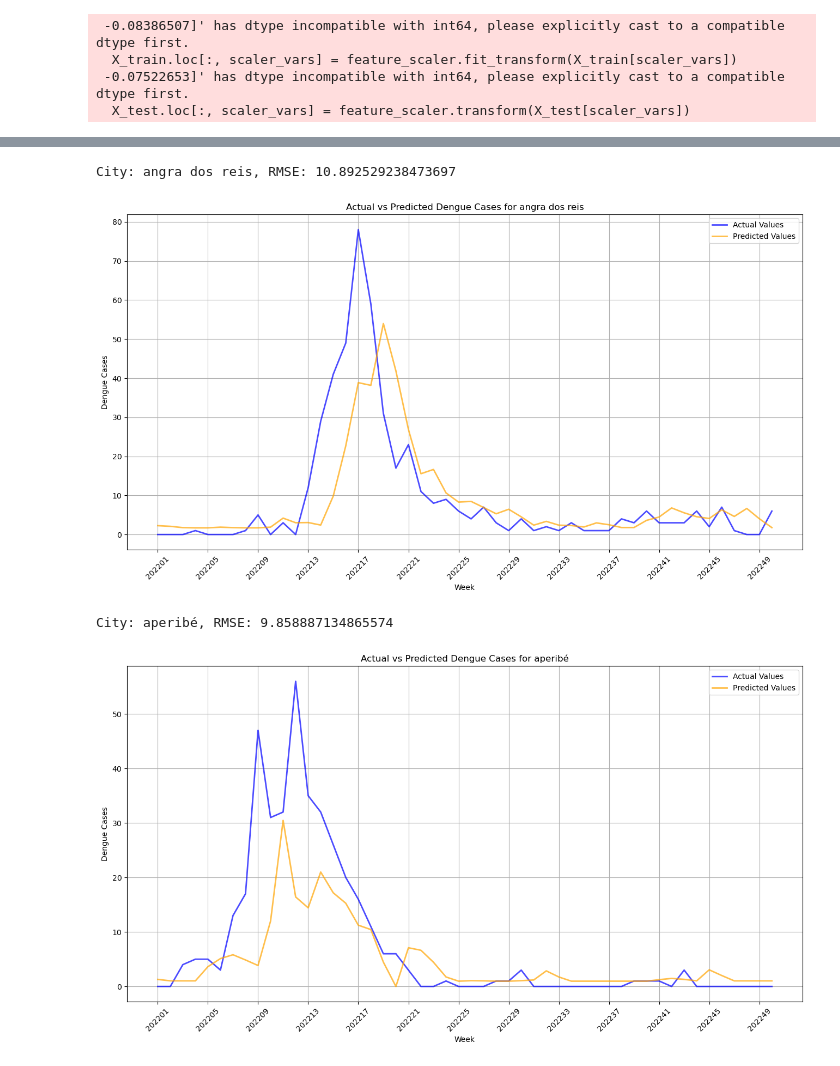
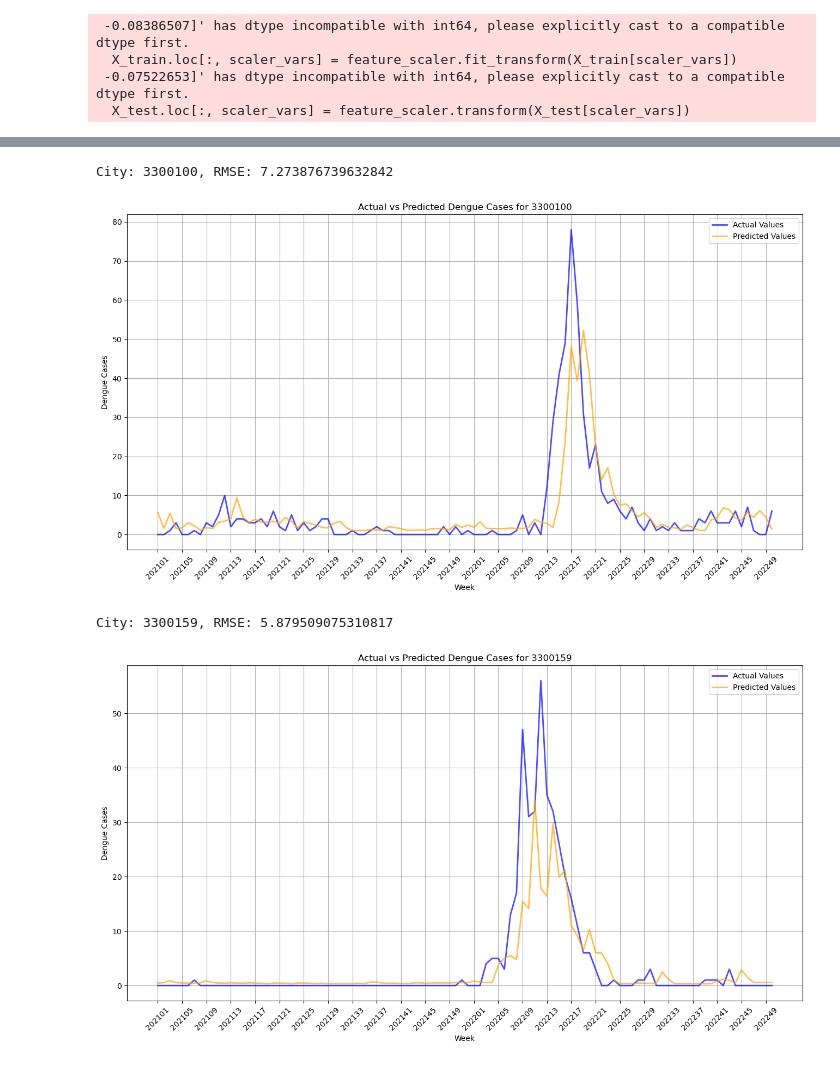
Before and after one commit to Minindu20/Dengue-Severity-Predictor, a Jupyter notebook: models/lightgbm/future-prediction.ipynb, the cells around one changed output, grey strips where cells are left out. Drawn from its saved outputs; the diff is of its cells as text; code cells hidden in the pictures.

```diff
--- a/models/lightgbm/future-prediction.ipynb
+++ b/models/lightgbm/future-prediction.ipynb
@@ -87,20 +98,20 @@ data = data.dropna().reset_index(drop=True)
 feature_scaler = StandardScaler()
 target_scaler = StandardScaler()
 
-continuous_vars = ['tempe_min', 'temp_avg', 'temp_max', 'humidity_max', 'humidity_avg', 'humidity_min', 'cases_per_100k',
-                   'precipitation_avg_ordinary_kriging', 'precipitation_max_ordinary_kriging',
-                   'precipitation_avg_regression_kriging', 'precipitation_max_regression_kriging',
-                   'nearby_cases_weighted']
+continuous_vars = ['cases_per_100k', 'temp_avg', 'humidity_avg', "precipitation_avg_ordinary_kriging"]
 lagged_vars = [col for col in data.columns if '_lag' in col]
 
 # Filter scaler_vars to only include variables that are in data.columns
 scaler_vars = [col for col in continuous_vars + lagged_vars if col in data.columns]
+
+# remove weather columns from scaler_vars
+scaler_vars.remove('precipitation_avg_ordinary_kriging')
 # %%
 # Step 5: Split the data into training and testing sets based on time
 train_data = data[(data['week'] >= 201201) & (data['week'] <= 202053)]
-test_data = data[(data['week'] > 202153)]
+test_data = data[(data['week'] > 202053)]
 
-columns_exclude = ['cases']
+columns_exclude = ['cases', 'precipitation_avg_ordinary_kriging']
 
 X_train = train_data[[col for col in data.columns if col not in columns_exclude]]
 y_train = train_data['cases']
@@ -123,12 +134,12 @@ y_test = target_scaler.transform(y_test.values.reshape(-1, 1))
 X_train = X_train.copy()
 X_test = X_test.copy()
 
-# Properly convert city to category
-X_train['city'] = X_train['city'].astype('category')
-X_test['city'] = X_test['city'].astype('category')
+# Properly convert geocode to category
+X_train['geocode'] = X_train['geocode'].astype(str).astype('category')
+X_test['geocode'] = X_test['geocode'].astype(str).astype('category')
 
-# Create LGBM dataset and explicitly declare 'city' as categorical
-train_dataset = lgb.Dataset(X_train, label=y_train, categorical_feature=['city'])
+# Create LGBM dataset and explicitly declare 'geocode' as categorical
+train_dataset = lgb.Dataset(X_train, label=y_train, categorical_feature=['geocode'])
 test_dataset = lgb.Dataset(X_test, label=y_test, reference=train_dataset)
 # %%
 # Step 7: Define LightGBM parameters
@@ -265,48 +276,48 @@ import matplotlib.pyplot as plt
 import numpy as np
 
 # Assuming 'city_encoded' and 'week' are present in X_test
-cities = X_test['city'].unique()
+cities = X_test['geocode'].unique()
 limit = 10
 count = 0
 
-for city in cities:
-    # Filter data for the city
-    city_indices = X_test['city'] == city
+for geocode in cities:
+    # Filter data for the geocode
+    city_indices = X_test['geocode'] == geocode
     y_actual_city = y_actual[city_indices]
     y_pred_city = y_pred[city_indices]
 
-    # Get weeks for the city and convert them to strings
+    # Get weeks for the geocode and convert them to strings
     weeks_city = X_test['week'][city_indices].astype(str)
 
-    # # Skip the city if the maximum actual dengue cases are less than 10
+    # # Skip the geocode if the maximum actual dengue cases are less than 10
     if np.max(y_actual_city) < 10:
         break
 
     count += 1
 
     if count > limit:
         break
 
-    # Compute RMSE for the city
+    # Compute RMSE for the geocode
     rmse_city = np.sqrt(mean_squared_error(y_actual_city, y_pred_city))
-    print(f'City: {city}, RMSE: {rmse_city}')
+    print(f'City: {geocode}, RMSE: {rmse_city}')
 
-    # Plot for the city with weeks on the x-axis
+    # Plot for the geocode with weeks on the x-axis
     plt.figure(figsize=(16, 8))
     plt.plot(weeks_city, y_actual_city, label='Actual Values', color='blue', alpha=0.7, linewidth=2)
     plt.plot(weeks_city, y_pred_city, label='Predicted Values', color='orange', alpha=0.7, linewidth=2)
     plt.xlabel('Week')
     plt.ylabel('Dengue Cases')
-    plt.title(f'Actual vs Predicted Dengue Cases for {city}')
+    plt.title(f'Actual vs Predicted Dengue Cases for {geocode}')
     plt.legend()
     plt.grid(True)
 
     # Select every 4th week for x-axis labels
     ticks = weeks_city[::4]  # Select every 4th week
     plt.xticks(ticks, rotation=45)  # Rotate x-axis labels for readability
     plt.show()
 # %% [output]
-City: angra dos reis, RMSE: 10.892529238473697
+City: 3300100, RMSE: 7.273876739632842
-[figure, old version]
+[figure, new version]
-City: aperibé, RMSE: 9.858887134865574
+City: 3300159, RMSE: 5.879509075310817
-[figure, old version]
+[figure, new version]
```
Also changed, not shown: parts of 8 cells of this notebook, 4 other files.
